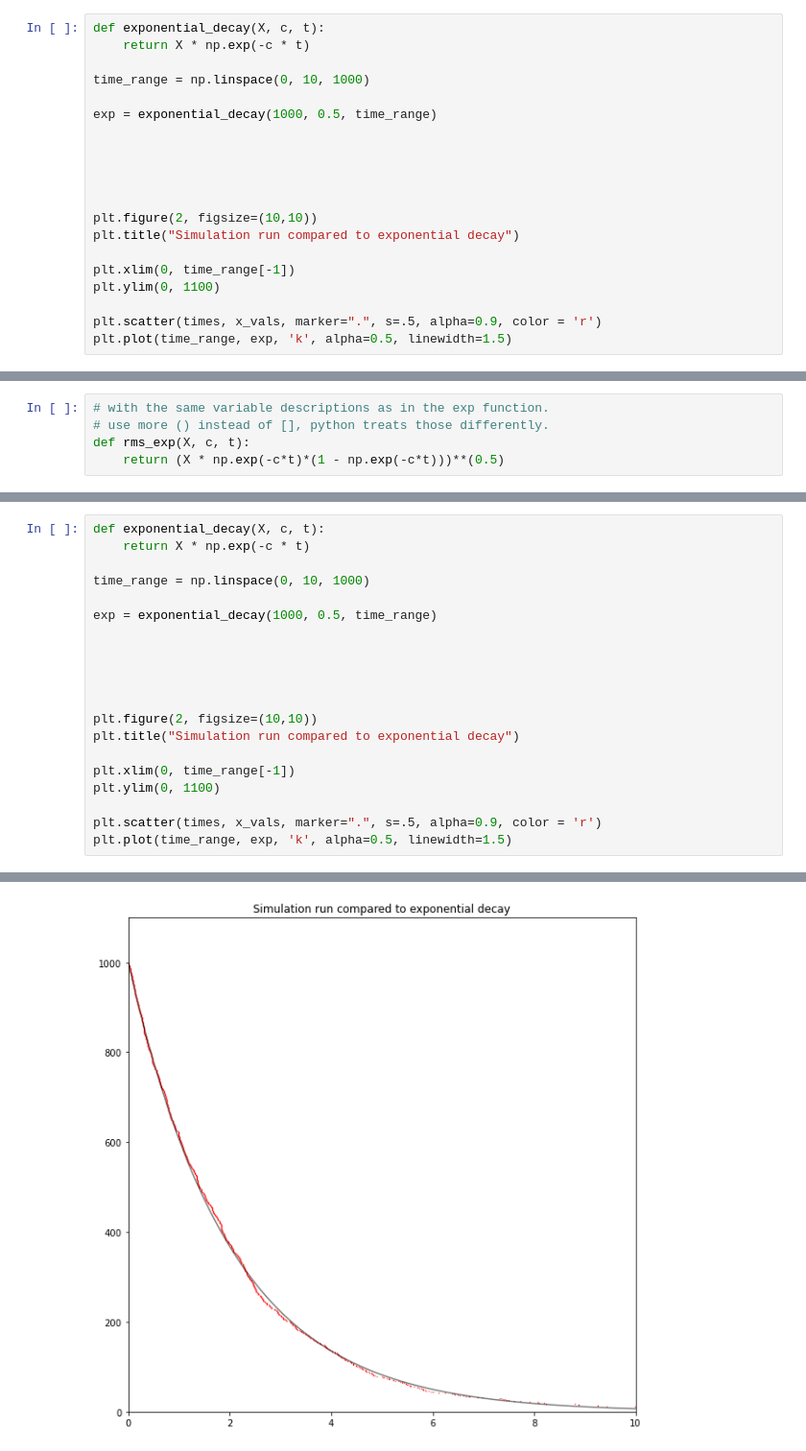
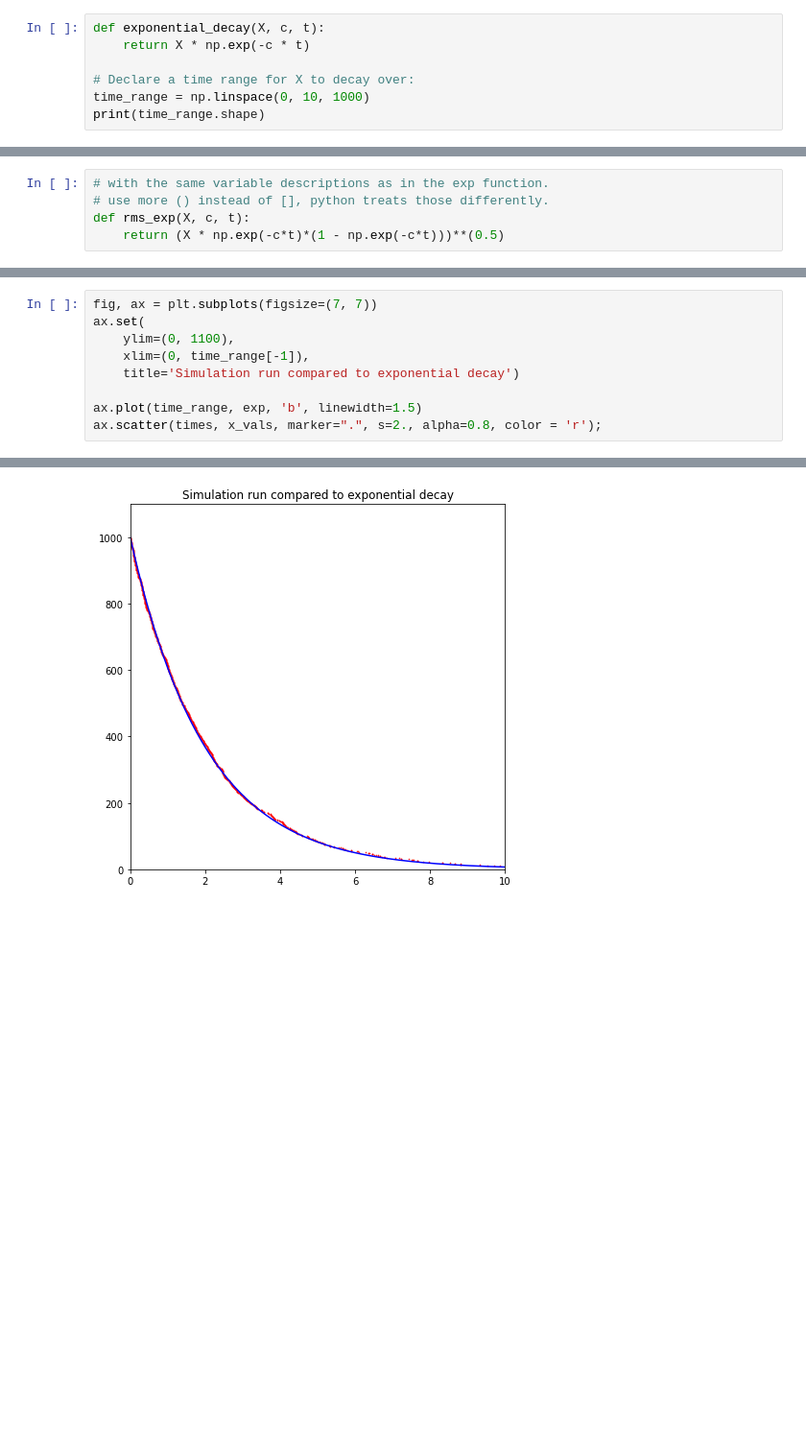
Before and after one commit to nssanch/teaching_datasci, a Jupyter notebook: demonstrations/NumPy_Gillespie_Demo.ipynb, the cells around one changed output, grey strips where cells are left out. Shown: that part at 96% size. Drawn from its saved outputs; the diff is of its cells as text; blank space fills up the shorter version.

```diff
--- a/demonstrations/NumPy_Gillespie_Demo.ipynb
+++ b/demonstrations/NumPy_Gillespie_Demo.ipynb
@@ -12,19 +27,6 @@ import matplotlib.pyplot as plt
 def exponential_decay(X, c, t):
     return X * np.exp(-c * t)
 
+# Declare a time range for X to decay over:
 time_range = np.linspace(0, 10, 1000)
-
-exp = exponential_decay(1000, 0.5, time_range)
-
-
-
-
-
-plt.figure(2, figsize=(10,10))
-plt.title("Simulation run compared to exponential decay")
-
-plt.xlim(0, time_range[-1])
-plt.ylim(0, 1100)
-
-plt.scatter(times, x_vals, marker=".", s=.5, alpha=0.9, color = 'r')
-plt.plot(time_range, exp, 'k', alpha=0.5, linewidth=1.5)
+print(time_range.shape)
@@ -169,21 +195,10 @@ Text(0.5, 1.0, 'Simulation run')
 # %%
-def exponential_decay(X, c, t):
-    return X * np.exp(-c * t)
+fig, ax = plt.subplots(figsize=(7, 7))
+ax.set(
+    ylim=(0, 1100),
+    xlim=(0, time_range[-1]),
+    title='Simulation run compared to exponential decay')
 
-time_range = np.linspace(0, 10, 1000)
-
-exp = exponential_decay(1000, 0.5, time_range)
-
-
-
-
-
-plt.figure(2, figsize=(10,10))
-plt.title("Simulation run compared to exponential decay")
-
-plt.xlim(0, time_range[-1])
-plt.ylim(0, 1100)
-
-plt.scatter(times, x_vals, marker=".", s=.5, alpha=0.9, color = 'r')
-plt.plot(time_range, exp, 'k', alpha=0.5, linewidth=1.5)
+ax.plot(time_range, exp, 'b', linewidth=1.5)
+ax.scatter(times, x_vals, marker=".", s=2., alpha=0.8, color = 'r');
 # %% [output]
@@ -191 +205 @@ plt.plot(time_range, exp, 'k', alpha=0.5, linewidth=1.5)
-[figure, old version]
+[figure, new version]
```
Also changed, not shown: parts of 27 cells of this notebook.
